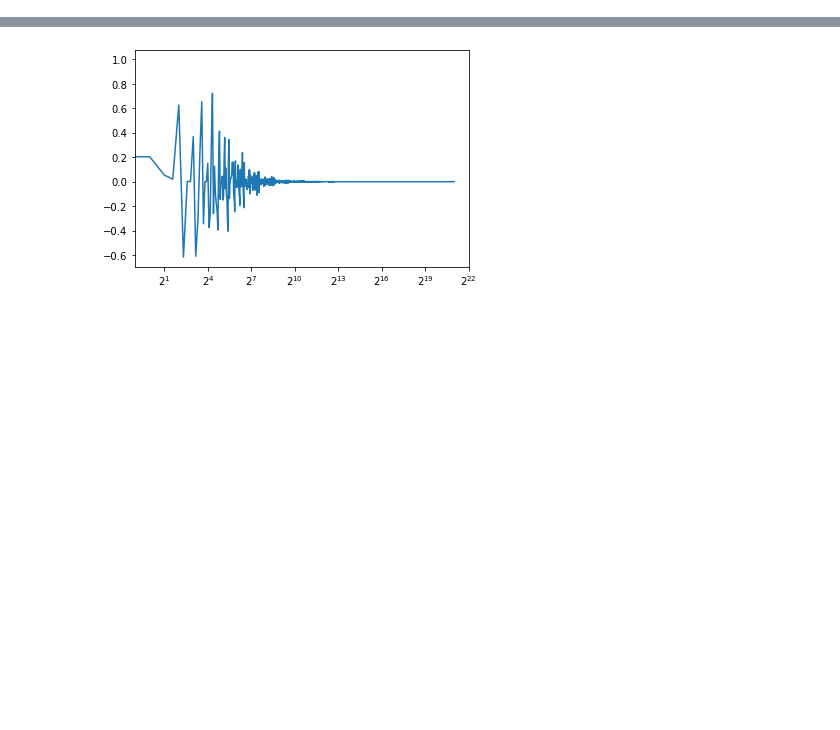
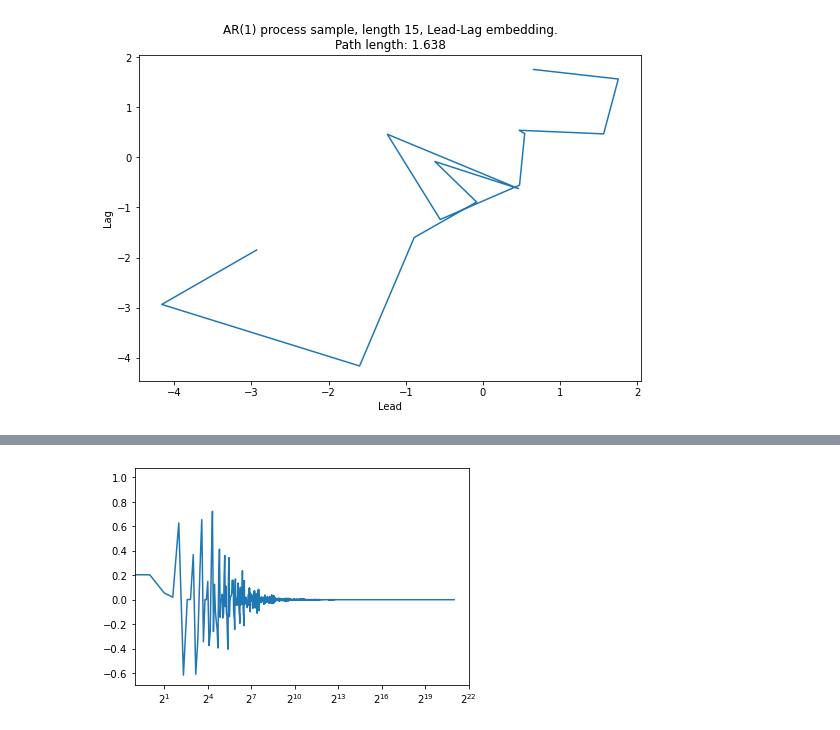
Before and after one commit to ocmob/sig_hsic_independence_test, a Jupyter notebook: notebooks/long_sig_vs_short_sig.ipynb, the cells around one changed output, grey strips where cells are left out. Saved outputs shown, nothing was run; the diff lists cells and outputs as text; code cells hidden in the pictures; blank space fills up the shorter version.

```diff
--- a/notebooks/long_sig_vs_short_sig.ipynb
+++ b/notebooks/long_sig_vs_short_sig.ipynb
@@ -60 +55,20 @@ plt.plot(sig_n)
+# %%
+this_slice  = RNG.integers(0, 19)
+# %%
+NLEN = 15
+nice_processes = gen_processes.gen_ar_iid_samples_burn_in(NLEN + 1, 20, .80).numpy()
+nice_processes_x_ll = np.dstack((nice_processes[:, 1:, 0], nice_processes[:, :NLEN, 0]))
+nice_processes_y_ll = np.dstack((nice_processes[:, 1:, 1], nice_processes[:, :NLEN, 1]))
+# %%
+def get_lead_lag_proc_length(proc):
+    return np.sqrt(np.diff(proc[0])**2 + np.diff(proc[1])**2).sum()
+# %%
+plt.figure(figsize=(9,6))
+plt.plot(nice_processes_x_ll[this_slice, :, 0].reshape(NLEN), nice_processes_x_ll[this_slice, :,1].reshape(NLEN))
+plt.xlabel('Lead')
+plt.ylabel('Lag')
+plt.title("AR(1) process sample, length 15, Lead-Lag embedding.\nPath length: {:.3f}".format(get_lead_lag_proc_length(nice_processes_x_ll[this_slice, :].reshape(NLEN, -1))))
+plt.savefig('./pics/sig_mistery_ar1_ll_embedding.png')
+# %% [output]
+[figure, added]
 # %%
```
Also changed, not shown: parts of 8 cells of this notebook, 13 other files.
